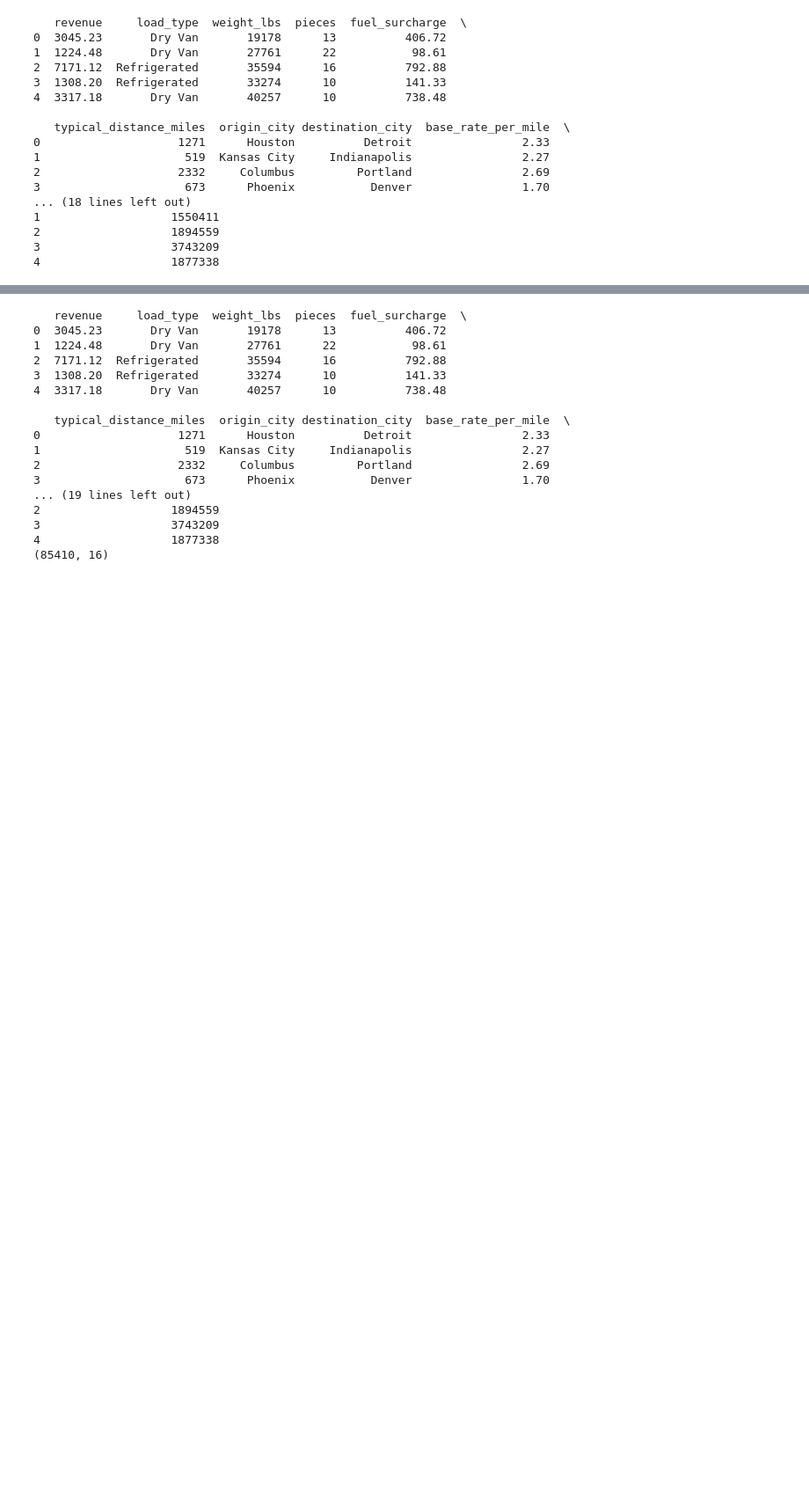
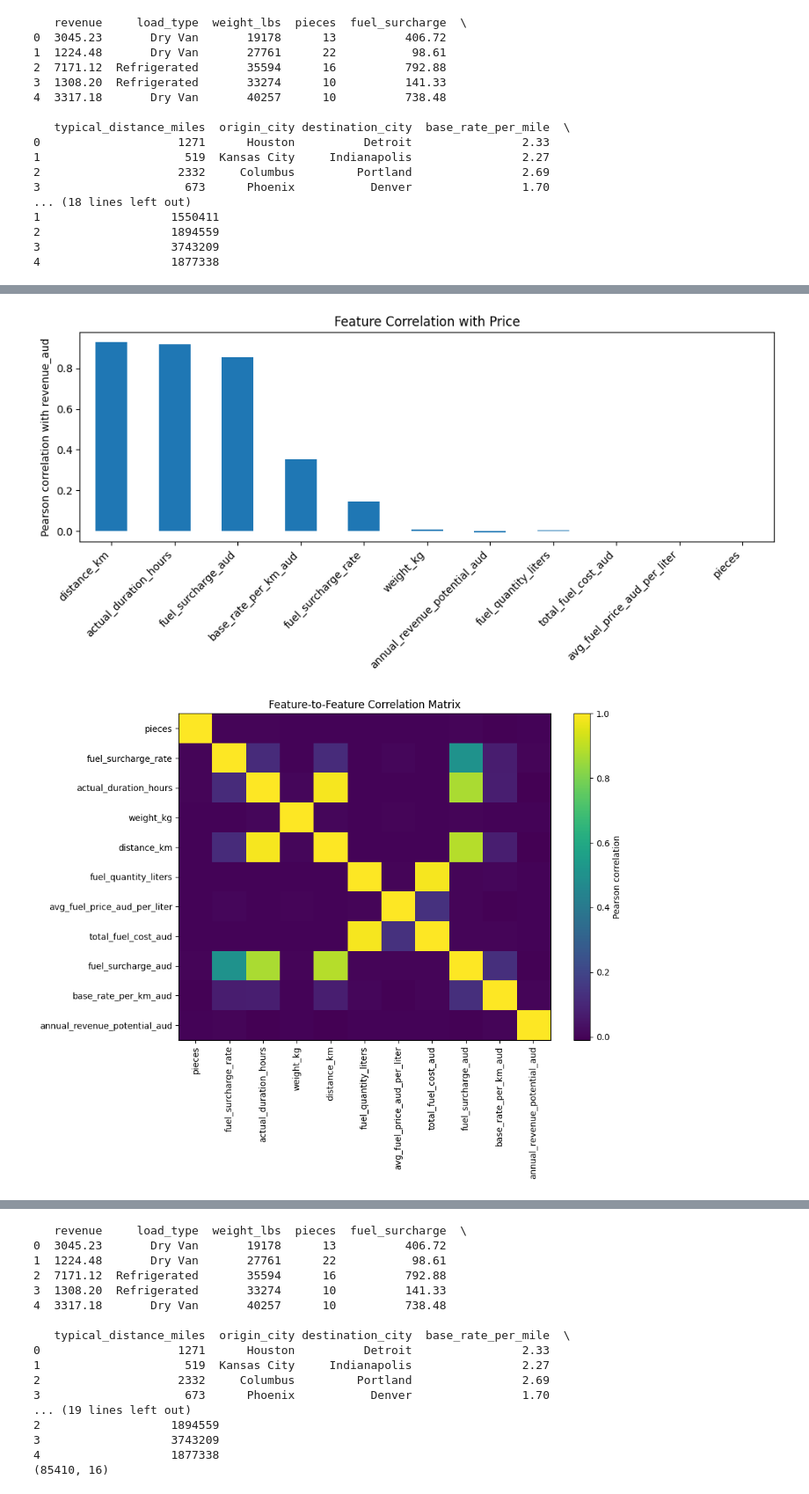
Before and after one commit to LiruiYu33/LoadMind, a Jupyter notebook: test_notebook.ipynb, the cells around one changed output, grey strips where cells are left out. Shown at 88% size. Saved outputs shown, nothing was run; the diff lists cells and outputs as text; code cells hidden in the pictures; blank space fills up the shorter version.

```diff
--- a/test_notebook.ipynb
+++ b/test_notebook.ipynb
@@ -179,0 +233,41 @@ print(pricing_df.head() )
+# %%
+import pandas as pd
+import matplotlib.pyplot as plt
+
+# df = your dataframe
+target = "revenue_aud"
+
+numeric_cols = pricing_df.select_dtypes(include="number").columns.tolist()
+
+# -----------------------------
+# 1) Correlation: features vs price
+# -----------------------------
+price_corr = (
+    pricing_df[numeric_cols].corr()[target].drop(target).sort_values(key=abs, ascending=False)
+)
+
+plt.figure(figsize=(10, 5))
+price_corr.plot(kind="bar")
+plt.title("Feature Correlation with Price")
+plt.ylabel("Pearson correlation with revenue_aud")
+plt.xticks(rotation=45, ha="right")
+plt.tight_layout()
+plt.show()
+
+
+# -----------------------------
+# 2) Correlation: features with each other
+# -----------------------------
+feature_corr = pricing_df[numeric_cols].drop(columns=[target]).corr()
+
+plt.figure(figsize=(10, 8))
+plt.imshow(feature_corr, aspect="auto")
+plt.colorbar(label="Pearson correlation")
+plt.xticks(range(len(feature_corr.columns)), feature_corr.columns, rotation=90)
+plt.yticks(range(len(feature_corr.columns)), feature_corr.columns)
+plt.title("Feature-to-Feature Correlation Matrix")
+plt.tight_layout()
+plt.show()
+# %% [output]
+[figure, added]
+[figure, added]
```
Also changed, not shown: parts of 5 cells of this notebook, 1 other file.
